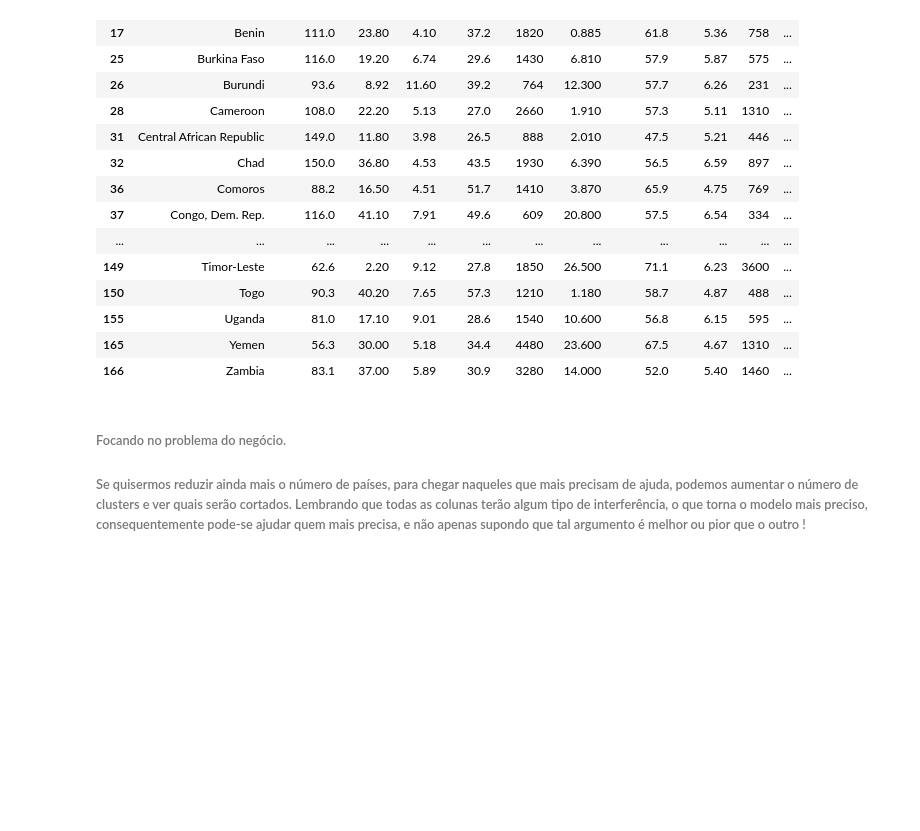
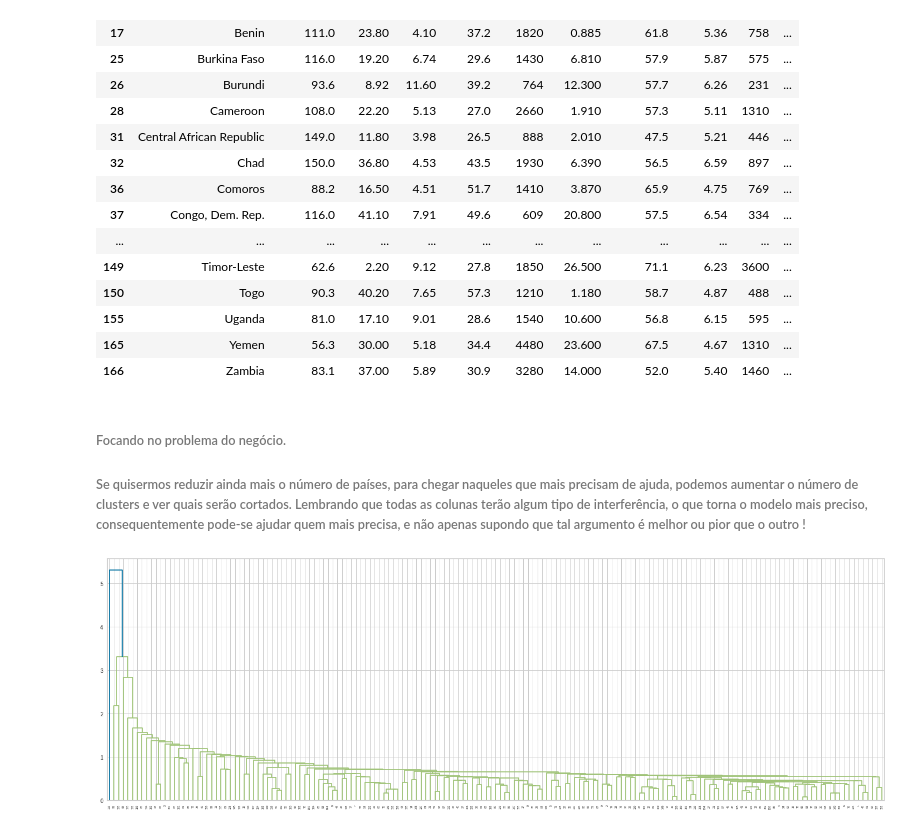
Before and after one commit to Pedro4010/Clusterizacao, a Jupyter notebook: Clusterizacaoo2.ipynb, the cells around one changed output. Saved outputs shown, nothing was run; the diff lists cells and outputs as text; code cells hidden in the pictures; blank space fills up the shorter version.

```diff
--- a/Clusterizacaoo2.ipynb
+++ b/Clusterizacaoo2.ipynb
@@ -514,0 +528,7 @@ df[df['Cluster']==0]
+# %%
+# Nesse método, os dados se aproximam de quem está perto. single
+plt.figure(figsize=(25,8))
+dend = sch.dendrogram(sch.linkage(countries_pca, method='single'))
+plt.show()
+# %% [output]
+[figure, added]
```
Also changed, not shown: parts of 4 cells of this notebook.
